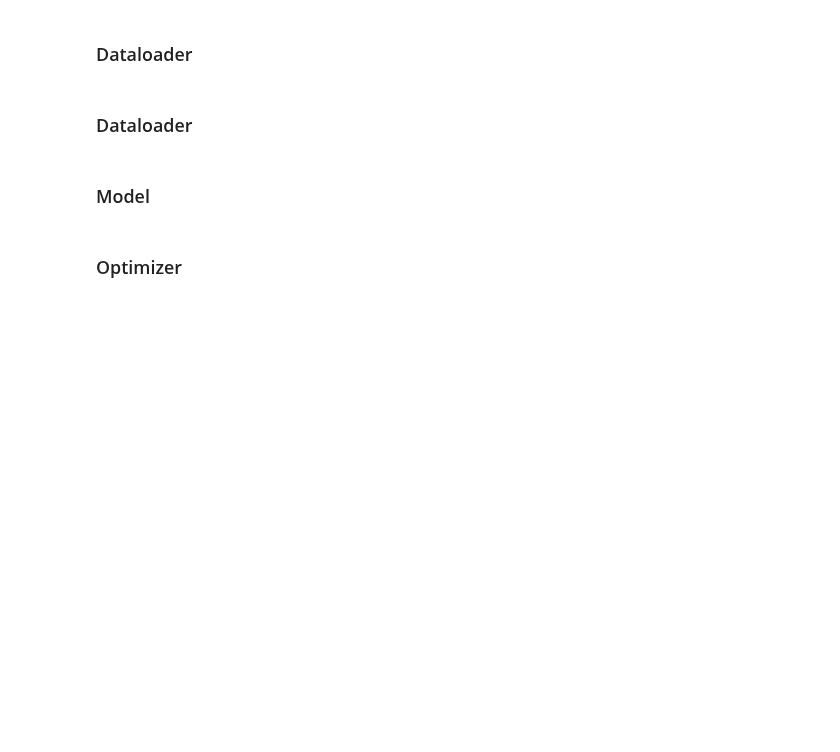
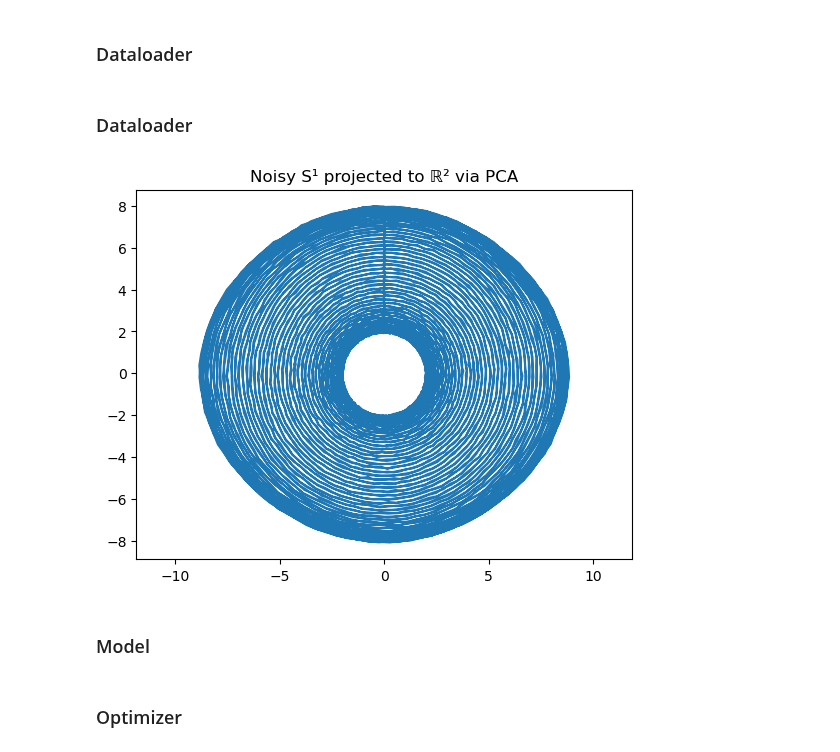
Before and after one commit to graeps/TopoGeoAEs, a Jupyter notebook: experiments/euclidean_vae.ipynb, the cells around one changed output. Saved outputs shown, nothing was run; the diff lists cells and outputs as text; code cells hidden in the pictures; blank space fills up the shorter version.

```diff
--- a/experiments/euclidean_vae.ipynb
+++ b/experiments/euclidean_vae.ipynb
@@ -88,45 +92,43 @@ config = SimpleNamespace(**config_dict)
 # %% [markdown]
 ### Dataloader
 # %%
-#dataloader = dataloader.load_synthetic_ds(config)
-#train_loader, test_loader = dataloader
+dataloader = dataloader.load_synthetic_ds(config)
+train_loader, test_loader = dataloader
 
-from torch.utils.data import DataLoader
-
-from torch_topological.datasets import Spheres
-
-from torch.utils.data import DataLoader
-from torch_topological.datasets import Spheres
-import torch
-
-n_spheres = 3
-
-# Train set
-data_set = Spheres(n_spheres=n_spheres)
-data_set = [(x[0].double(), x[1]) for x in data_set]
-
-train_loader = DataLoader(
-    data_set,
-    batch_size=32,
-    shuffle=True,
-    drop_last=True
-)
-
-# Test set
-data_set = Spheres(
-    train=False,
-    n_samples=2000,
-    n_spheres=n_spheres,
-)
-data_set = [(x[0].double(), x[1]) for x in data_set]
-
-test_loader = DataLoader(
-    data_set,
-    shuffle=False,
-    batch_size=len(data_set)
-)
-
-dataloader = train_loader, test_loader
+# from torch.utils.data import DataLoader
+# from torch_topological.datasets import Spheres
+# import torch
+#
+# n_spheres = 10
+#
+# # Train set
+# data_set = Spheres(n_spheres=n_spheres)
+# data_set = [(x[0].double(), x[1]) for x in data_set]
+#
+# train_loader = DataLoader(
+#     data_set,
+#     batch_size=32,
+#     shuffle=True,
+#     drop_last=True
+# )
+#
+# # Test set
+# data_set = Spheres(
+#     train=False,
+#     n_samples=2000,
+#     n_spheres=n_spheres,
+# )
+# data_set = [(x[0].double(), x[1]) for x in data_set]
+#
+# test_loader = DataLoader(
+#     data_set,
+#     shuffle=False,
+#     batch_size=len(data_set)
+# )
+#
+# dataloader = train_loader, test_loader
+# %% [output]
+[figure, added]
 # %% [markdown]
 ### Model
 # %%
```
Also changed, not shown: parts of 6 cells of this notebook, 8 other files.
